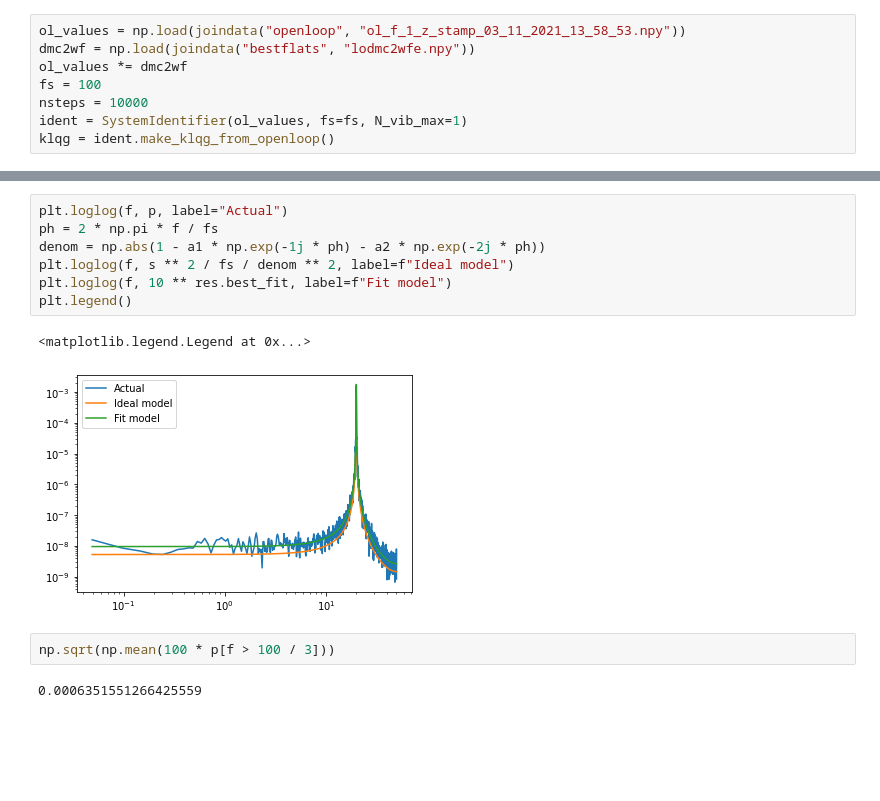
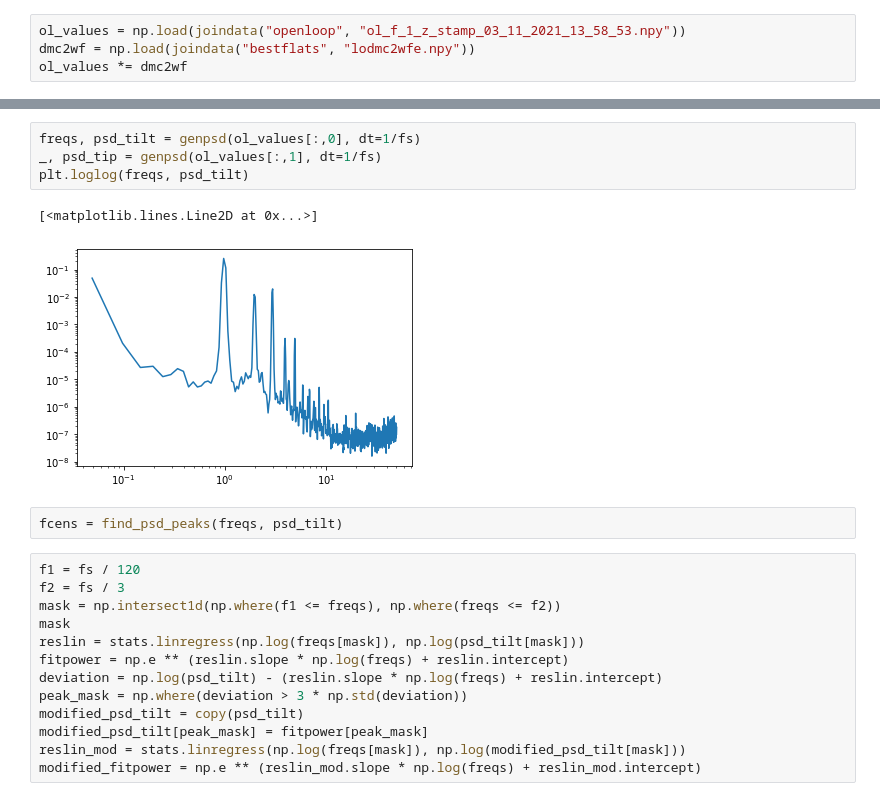
Before and after one commit to aditya-sengupta/seallqg, a Jupyter notebook: notebooks/model_testing.ipynb, the cells around one changed output, grey strips where cells are left out. Cells and saved outputs as stored; diff of their text form; blank space fills up the shorter version.

```diff
--- a/notebooks/model_testing.ipynb
+++ b/notebooks/model_testing.ipynb
@@ -14,7 +15,3 @@ The autoreload extension is already loaded. To reload it, use:
 ol_values = np.load(joindata("openloop", "ol_f_1_z_stamp_03_11_2021_13_58_53.npy"))
 dmc2wf = np.load(joindata("bestflats", "lodmc2wfe.npy"))
 ol_values *= dmc2wf
-fs = 100
-nsteps = 10000
-ident = SystemIdentifier(ol_values, fs=fs, N_vib_max=1)
-klqg = ident.make_klqg_from_openloop()
@@ -100,14 +18,22 @@ print(res.fit_report())
-# %%
-plt.loglog(f, p, label="Actual")
-ph = 2 * np.pi * f / fs
-denom = np.abs(1 - a1 * np.exp(-1j * ph) - a2 * np.exp(-2j * ph))
-plt.loglog(f, s ** 2 / fs / denom ** 2, label=f"Ideal model")
-plt.loglog(f, 10 ** res.best_fit, label=f"Fit model")
-plt.legend()
-# %% [output]
-<matplotlib.legend.Legend at 0x...>
-[figure, removed]
-# %%
-np.sqrt(np.mean(100 * p[f > 100 / 3]))
-# %% [output]
-0.0006351551266425559
+# %%
+freqs, psd_tilt = genpsd(ol_values[:,0], dt=1/fs)
+_, psd_tip = genpsd(ol_values[:,1], dt=1/fs)
+plt.loglog(freqs, psd_tilt)
+# %% [output]
+[<matplotlib.lines.Line2D at 0x...>]
+[figure, added]
+# %%
+fcens = find_psd_peaks(freqs, psd_tilt)
+# %%
+f1 = fs / 120
+f2 = fs / 3
+mask = np.intersect1d(np.where(f1 <= freqs), np.where(freqs <= f2))
+mask
+reslin = stats.linregress(np.log(freqs[mask]), np.log(psd_tilt[mask]))
+fitpower = np.e ** (reslin.slope * np.log(freqs) + reslin.intercept)
+deviation = np.log(psd_tilt) - (reslin.slope * np.log(freqs) + reslin.intercept)
+peak_mask = np.where(deviation > 3 * np.std(deviation))
+modified_psd_tilt = copy(psd_tilt)
+modified_psd_tilt[peak_mask] = fitpower[peak_mask]
+reslin_mod = stats.linregress(np.log(freqs[mask]), np.log(modified_psd_tilt[mask]))
+modified_fitpower = np.e ** (reslin_mod.slope * np.log(freqs) + reslin_mod.intercept)
```
Also changed, not shown: parts of 12 cells of this notebook, 2 other files.
